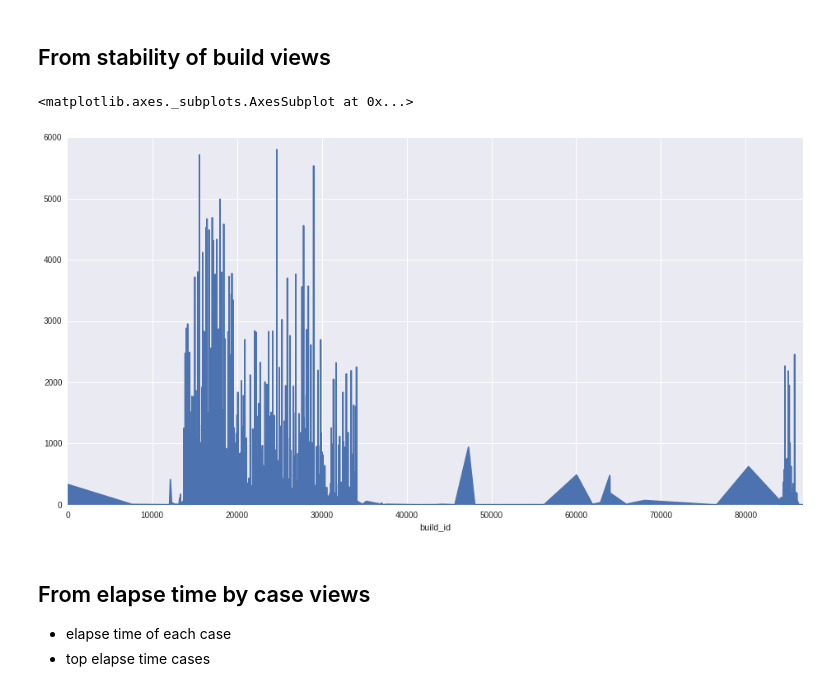
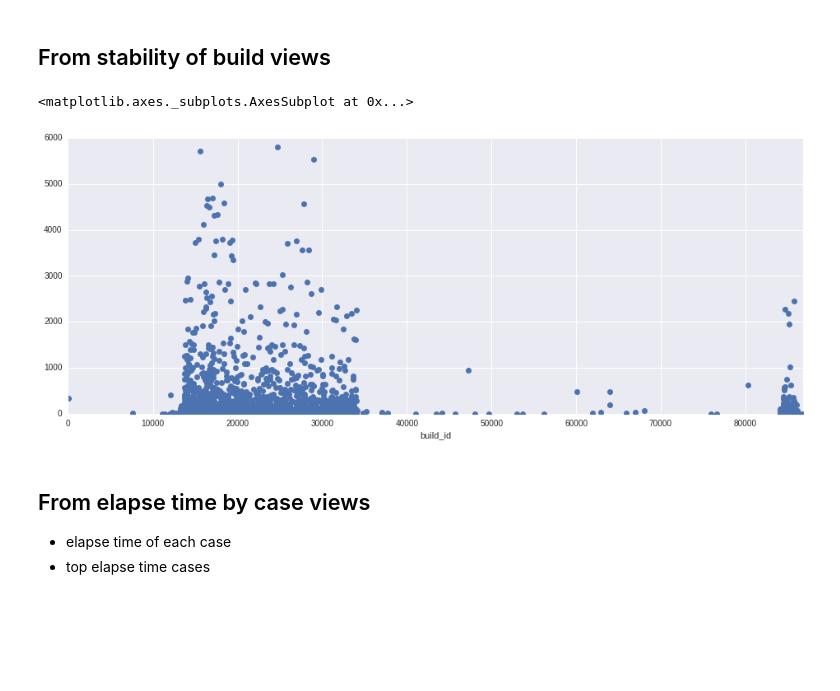
Before and after one commit to lybicat/netbyte, a Jupyter notebook: notebooks/test-execution-history-analysis.ipynb, the cells around one changed output. Saved outputs shown, nothing was run; the diff lists cells and outputs as text; code cells hidden in the pictures; blank space fills up the shorter version.

```diff
--- a/notebooks/test-execution-history-analysis.ipynb
+++ b/notebooks/test-execution-history-analysis.ipynb
@@ -366,10 +404,11 @@ over_12_data.groupby('testCase_id').result.std().plot(style='.', figsize=(16, 8)
 # %% [markdown]
 ## From stability of build views
 # %%
-one_year_data.groupby('build_id').testCase_id.size().plot(kind='area', figsize=(16, 8))
+one_year_data.groupby('build_id').testCase_id.size().plot(
+    style='o', figsize=(16, 6))
 # %% [output]
 <matplotlib.axes._subplots.AxesSubplot at 0x...>
-[figure, old version]
+[figure, new version]
 # %% [markdown]
 ## From elapse time by case views
 
```
Also changed, not shown: parts of 57 cells of this notebook.
